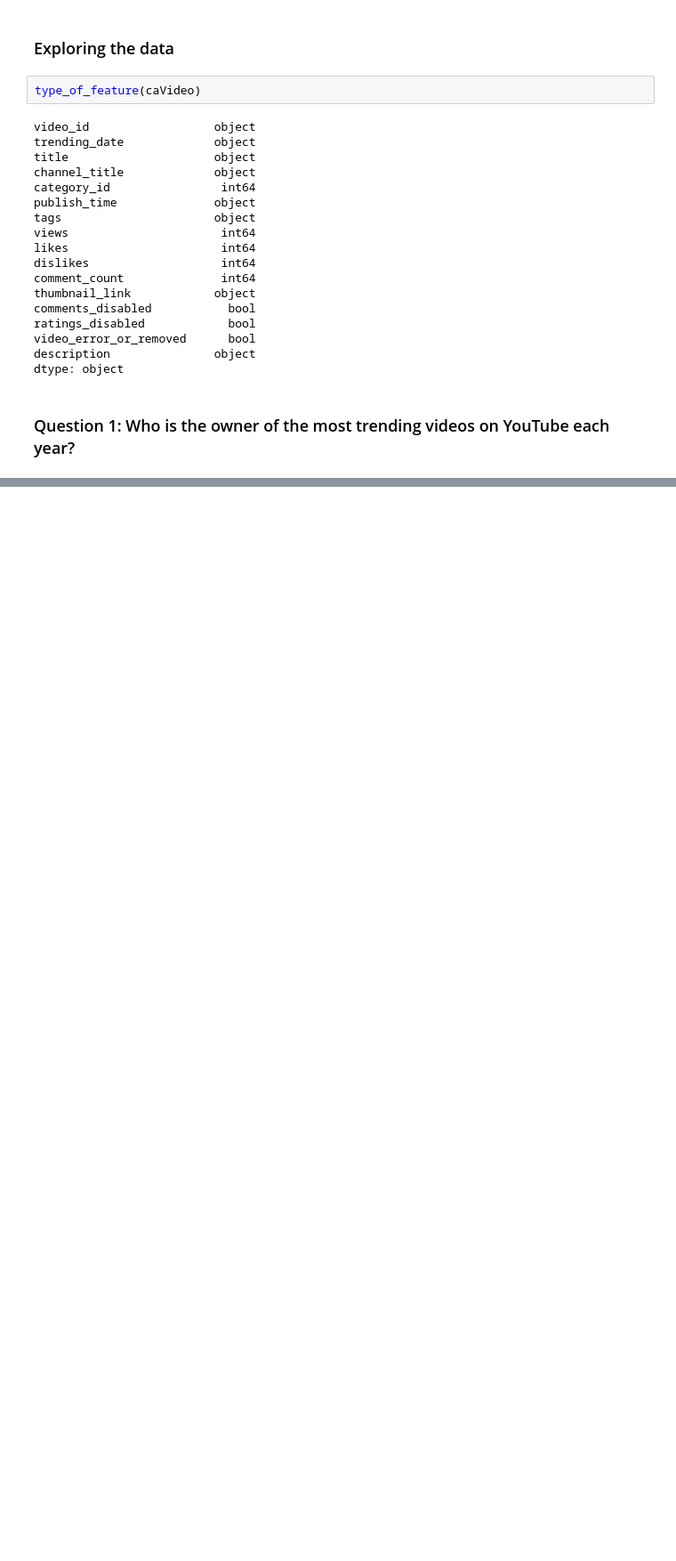
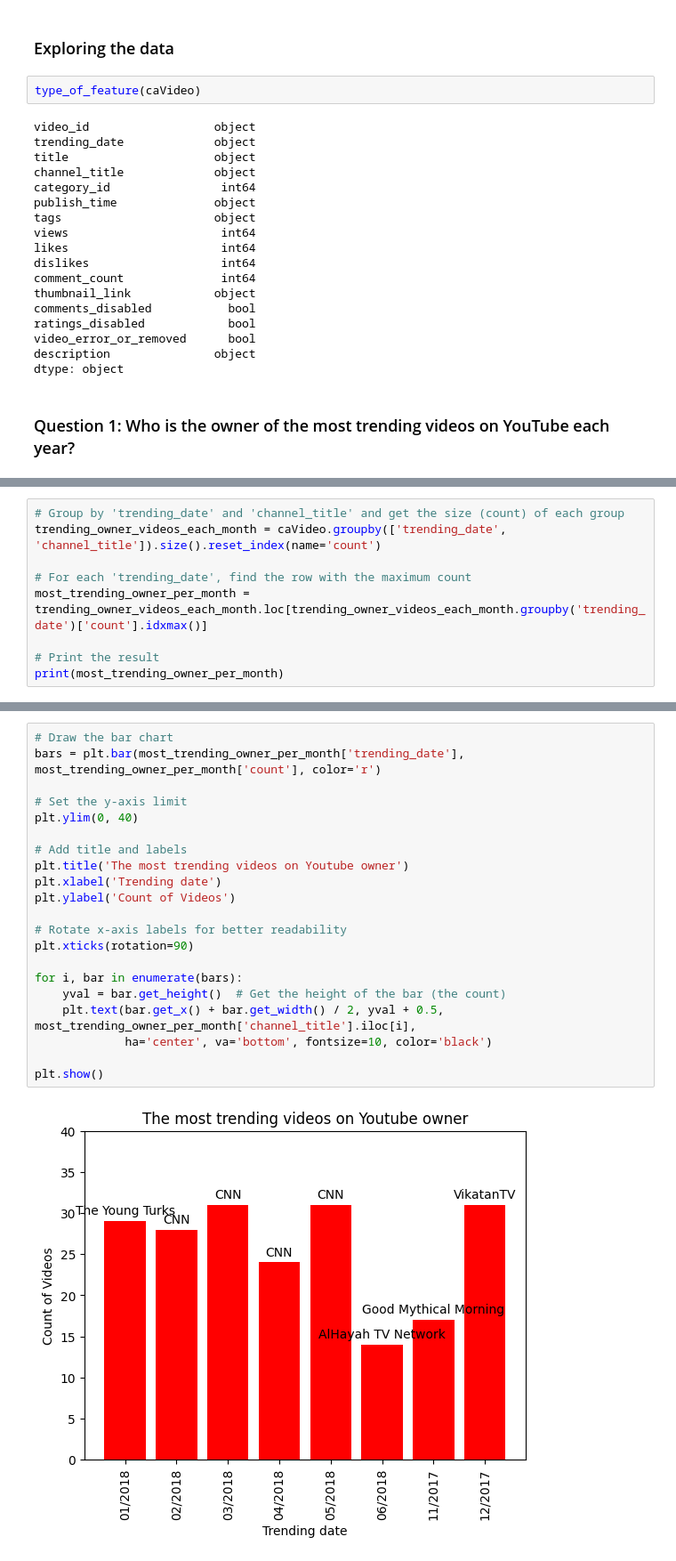
Before and after one commit to 0Nguyen0Cong0Tuan0/DS_Programming, a Jupyter notebook: src.ipynb, the cells around one changed output, grey strips where cells are left out. Shown at 89% size. Saved outputs shown, nothing was run; the diff lists cells and outputs as text; blank space fills up the shorter version.

```diff
--- a/src.ipynb
+++ b/src.ipynb
@@ -95,0 +99,9 @@ owner_most_trending_videos, count_date = np.unique(caVideo['trending_date'], ret
+# %%
+# Group by 'trending_date' and 'channel_title' and get the size (count) of each group
+trending_owner_videos_each_month = caVideo.groupby(['trending_date', 'channel_title']).size().reset_index(name='count')
+
+# For each 'trending_date', find the row with the maximum count
+most_trending_owner_per_month = trending_owner_videos_each_month.loc[trending_owner_videos_each_month.groupby('trending_date')['count'].idxmax()]
+
+# Print the result
+print(most_trending_owner_per_month)
@@ -95,0 +118,23 @@ owner_most_trending_videos, count_date = np.unique(caVideo['trending_date'], ret
+# %%
+# Draw the bar chart
+bars = plt.bar(most_trending_owner_per_month['trending_date'], most_trending_owner_per_month['count'], color='r')
+
+# Set the y-axis limit
+plt.ylim(0, 40)
+
+# Add title and labels
+plt.title('The most trending videos on Youtube owner')
+plt.xlabel('Trending date')
+plt.ylabel('Count of Videos')
+
+# Rotate x-axis labels for better readability
+plt.xticks(rotation=90)
+
+for i, bar in enumerate(bars):
+    yval = bar.get_height()  # Get the height of the bar (the count)
+    plt.text(bar.get_x() + bar.get_width() / 2, yval + 0.5, most_trending_owner_per_month['channel_title'].iloc[i],
+             ha='center', va='bottom', fontsize=10, color='black')
+
+plt.show()
+# %% [output]
+[figure, added]
```
Also changed, not shown: parts of 5 cells of this notebook.
